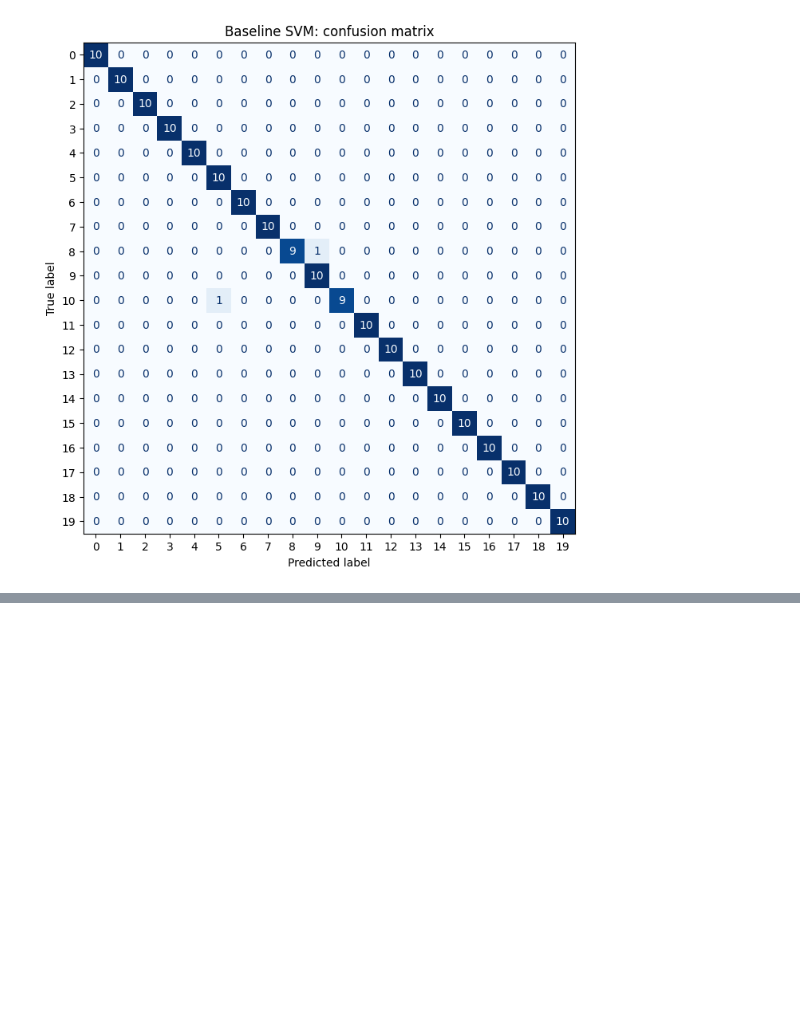
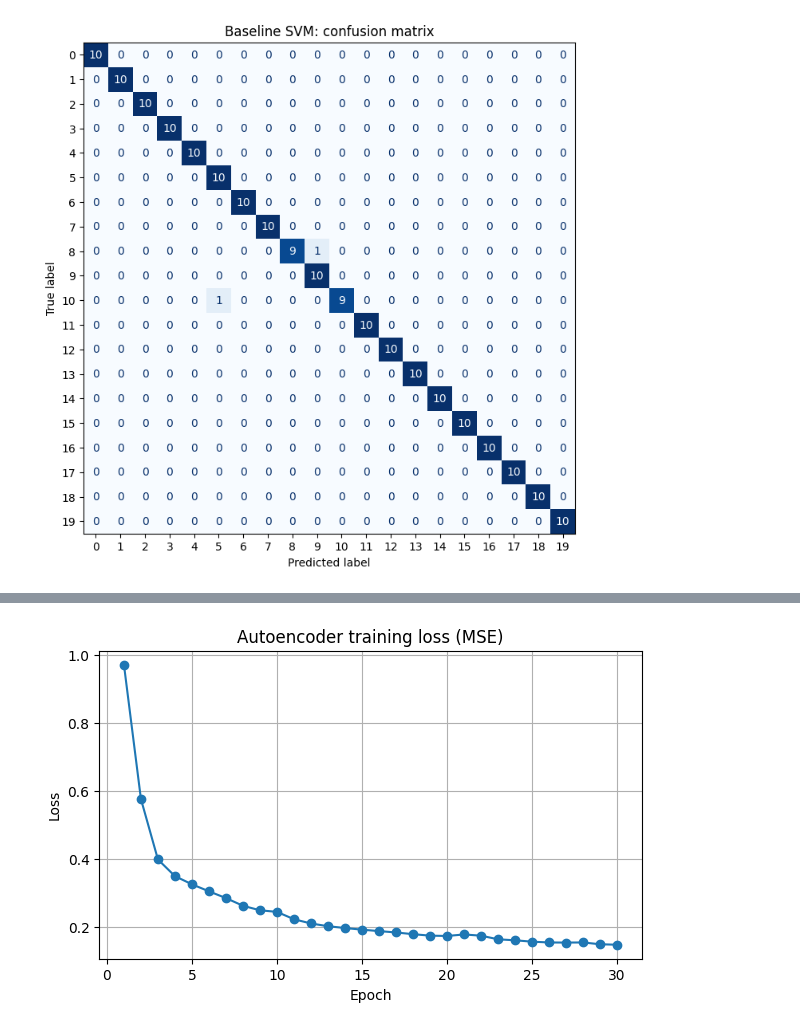
Before and after one commit to yokubbekovas/7november, a Jupyter notebook: Tactile_Midterm.ipynb, the cells around one changed output, grey strips where cells are left out. Cells and saved outputs as stored; diff of their text form; code cells hidden in the pictures; blank space fills up the shorter version.

```diff
--- a/Tactile_Midterm.ipynb
+++ b/Tactile_Midterm.ipynb
@@ -183,0 +198,76 @@ Prediction time: 0.149 ms per sample (on Colab CPU)
+# %%
+import torch
+import torch.nn as nn
+import torch.nn.functional as F
+
+torch.manual_seed(0)
+device = "cuda" if torch.cuda.is_available() else "cpu"
+print("Device:", device)
+
+# --- Normalize each electrode using TRAIN statistics only ---
+mean = X_train.mean(axis=(0, 2), keepdims=True)
+std  = X_train.std(axis=(0, 2), keepdims=True) + 1e-6
+Xtr = ((X_train - mean) / std).astype(np.float32)
+Xte = ((X_test  - mean) / std).astype(np.float32)
+
+# shape (N, 1, 19, 400) = one-channel "image"
+Xtr_t = torch.tensor(Xtr).unsqueeze(1)
+Xte_t = torch.tensor(Xte).unsqueeze(1)
+
+class ConvAE(nn.Module):
+    def __init__(self, latent=64):
+        super().__init__()
+        self.enc = nn.Sequential(
+            nn.Conv2d(1, 16, 3, padding=1), nn.ReLU(), nn.MaxPool2d((2, 4)),
+            nn.Conv2d(16, 32, 3, padding=1), nn.ReLU(), nn.MaxPool2d((2, 4)),
+        )
+        self.fc_enc = nn.Linear(32 * 5 * 25, latent)
+        self.fc_dec = nn.Linear(latent, 32 * 5 * 25)
+        self.dec = nn.Sequential(
+            nn.ConvTranspose2d(32, 16, (2, 4), stride=(2, 4)), nn.ReLU(),
+            nn.ConvTranspose2d(16, 1, (2, 4), stride=(2, 4)),
+        )
+
+    def encode(self, x):
+        x = F.pad(x, (0, 0, 0, 1))          # 19 -> 20 rows
+        h = self.enc(x).flatten(1)
+        return self.fc_enc(h)
+
+    def forward(self, x):
+        z = self.encode(x)
+        h = self.fc_dec(z).view(-1, 32, 5, 25)
+        out = self.dec(h)                    # (N, 1, 20, 400)
+        return out[:, :, :19, :], z          # remove the padding row
+
+model = ConvAE().to(device)
+
+enc_params = sum(p.numel() for p in list(model.enc.parameters()) + list(model.fc_enc.parameters()))
+print(f"Encoder parameters: {enc_params:,}  (~{enc_params*4/1024:.0f} KB in float32)")
+
+opt = torch.optim.Adam(model.parameters(), lr=1e-3)
+loader = torch.utils.data.DataLoader(Xtr_t, batch_size=32, shuffle=True)
+
+losses = []
+for epoch in range(30):
+    model.train()
+    total = 0
+    for xb in loader:
+        xb = xb.to(device)
+        recon, _ = model(xb)
+        loss = F.mse_loss(recon, xb)
+        opt.zero_grad()
+        loss.backward()
+        opt.step()
+        total += loss.item() * len(xb)
+    losses.append(total / len(Xtr_t))
+    if (epoch + 1) % 5 == 0:
+        print(f"Epoch {epoch+1:2d}/30  loss = {losses[-1]:.4f}")
+
+plt.figure(figsize=(7, 4))
+plt.plot(range(1, 31), losses, marker="o")
+plt.title("Autoencoder training loss (MSE)")
+plt.xlabel("Epoch")
+plt.ylabel("Loss")
+plt.grid(True)
+plt.show()
+# %% [output]
@@ -183,0 +282 @@ Prediction time: 0.149 ms per sample (on Colab CPU)
+[figure, added]
```
Also changed, not shown: parts of 10 cells of this notebook.
